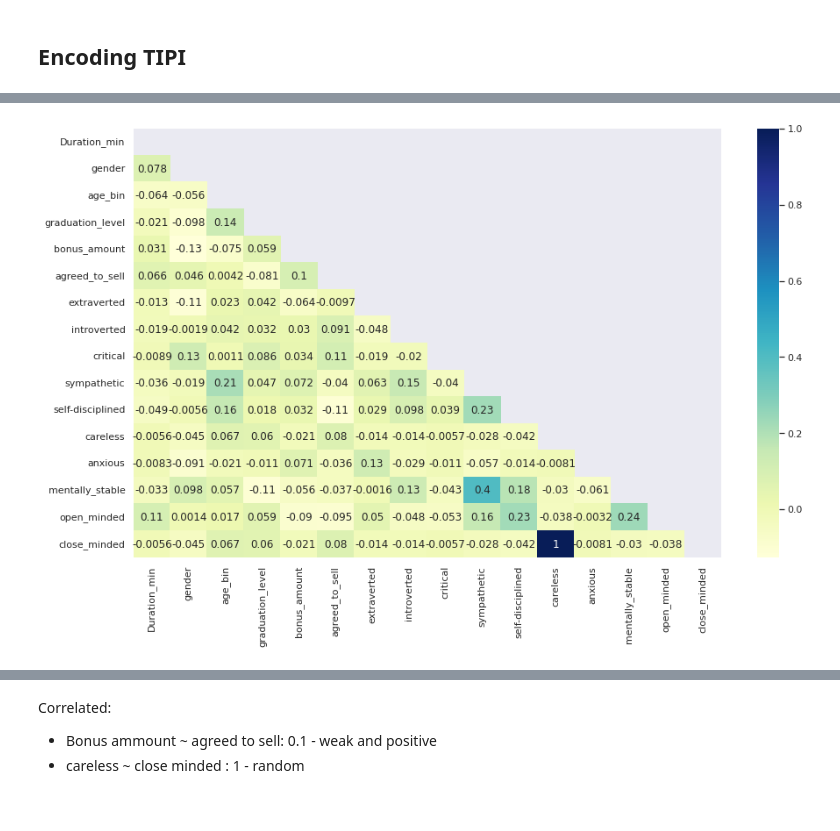
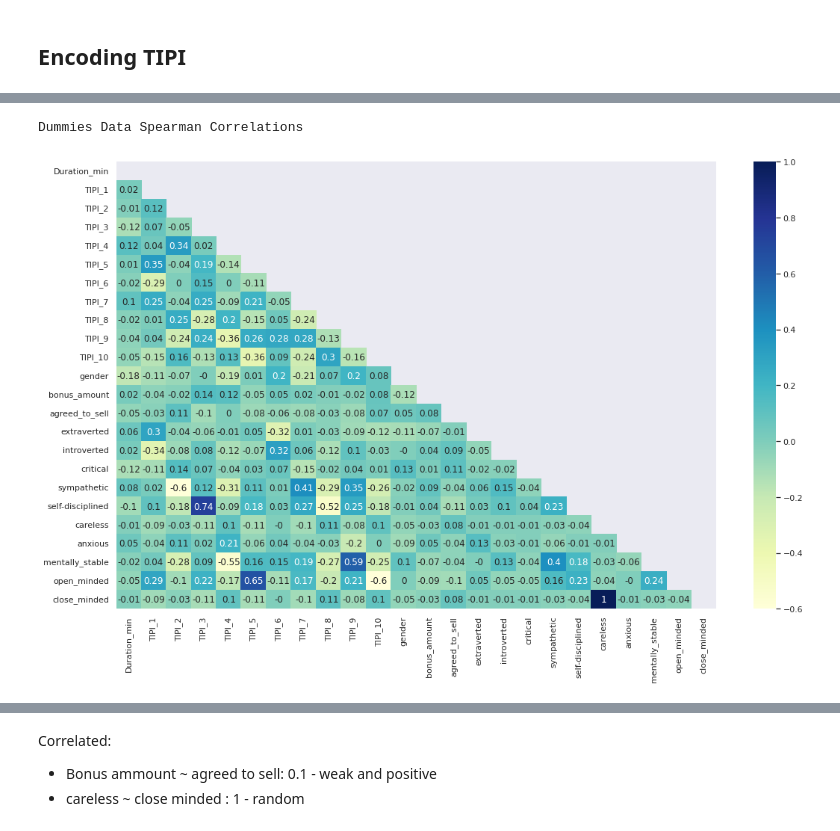
Before and after one commit to AvivGelfand/Blockchain-Research, a Jupyter notebook: SurveyResultsAnalysis.ipynb, the cells around one changed output, grey strips where cells are left out. Saved outputs shown, nothing was run; the diff lists cells and outputs as text; code cells hidden in the pictures.

```diff
--- a/SurveyResultsAnalysis.ipynb
+++ b/SurveyResultsAnalysis.ipynb
@@ -23,5 +23,10 @@ warnings.filterwarnings('ignore')
 # %% [markdown]
 # Loading Data Set
 # %%
-df = pd.read_csv("https://raw.githubusercontent.com/AvivGelfand/datapool/main/ResultsThin.csv")
-# df.head(3)
+df_raw = pd.read_csv("https://raw.githubusercontent.com/AvivGelfand/datapool/main/ResultsThin.csv")
+to_rplace = {
+    "employment_status_Other (please specify):": "employ_status",
+    'Living with a partner': 'Livingwith_a_partner',
+    "High school graduate (high school diploma or equivalent including GDE)": "High_school"}
+df_raw = df_raw.replace(to_rplace)
+df_raw.head(3)
@@ -144,7 +153,6 @@ df[['age_bin', 'graduation_level']]
 def update_users_dict(df):
     new_cols = ['extraverted', 'introverted', "critical", "sympathetic", "self-disciplined", "careless", "anxious", "mentally_stable", "open_minded", "close_minded"]
     df[new_cols] = 0
-
     for item in range(len(df)):
       if (df["TIPI_1"][item] == 6 or df["TIPI_1"][item] == 7) and \
               (df["TIPI_6"][item] == 1 or df["TIPI_6"][item] == 2):
@@ -184,5 +192,8 @@ def update_users_dict(df):
       elif (df["TIPI_5"][item] == 1 or df["TIPI_5"][item] == 2) and \
               (df["TIPI_10"][item] == 6 or df["TIPI_10"][item] == 7):
                     df['close_minded'][item] = 1
+      # df.drop(['TIPI_1',	'TIPI_2',	'TIPI_3',	'TIPI_4'	,'TIPI_5'	,'TIPI_6'	,'TIPI_7',	'TIPI_8',	'TIPI_9', 'TIPI_10'], axis=1, inplace=True)
 
-update_users_dict(df);
+update_users_dict(df_dummies);
+update_users_dict(df_raw);
+update_users_dict(df_ordinal);
@@ -258,0 +250,9 @@ df.describe()
+# %%
+# df = pd.read_csv("https://raw.githubusercontent.com/AvivGelfand/datapool/main/ResultsThin.csv")
+# df['bonus_amount'] = df['bonus_amount'].astype(str)
+sns.set(rc={'figure.figsize':(18,10)})
+dfs = [df_raw, df_dummies, df_ordinal]
+# for df_i in dfs:
+print("Raw Data Spearman Correlations")
+sns.heatmap(round(df_raw.corr(method='spearman'),2), cmap="YlGnBu", annot=True, mask=np.triu(df_raw.corr()), );
+# sns.title="Raw Data Spearman"
@@ -259,5 +262,9 @@ df.describe()
 # %%
-sns.set(rc={'figure.figsize':(15,9)})
-ax = sns.heatmap(df.corr(), cmap="YlGnBu", annot=True, mask=np.triu(df.corr()))
+sns.set(rc={'figure.figsize':(18,11)})
+print("Dummies Data Spearman Correlations")
+df_dummies = df_raw.replace(to_rplace)
+# df_dummies
+sns.heatmap(round(df_dummies.corr(method='spearman'),2), cmap="YlGnBu", annot=True, mask=np.triu(df_dummies.corr()));
 # %% [output]
+Dummies Data Spearman Correlations
-[figure, old version]
+[figure, new version]
```
Also changed, not shown: parts of 47 cells of this notebook.
